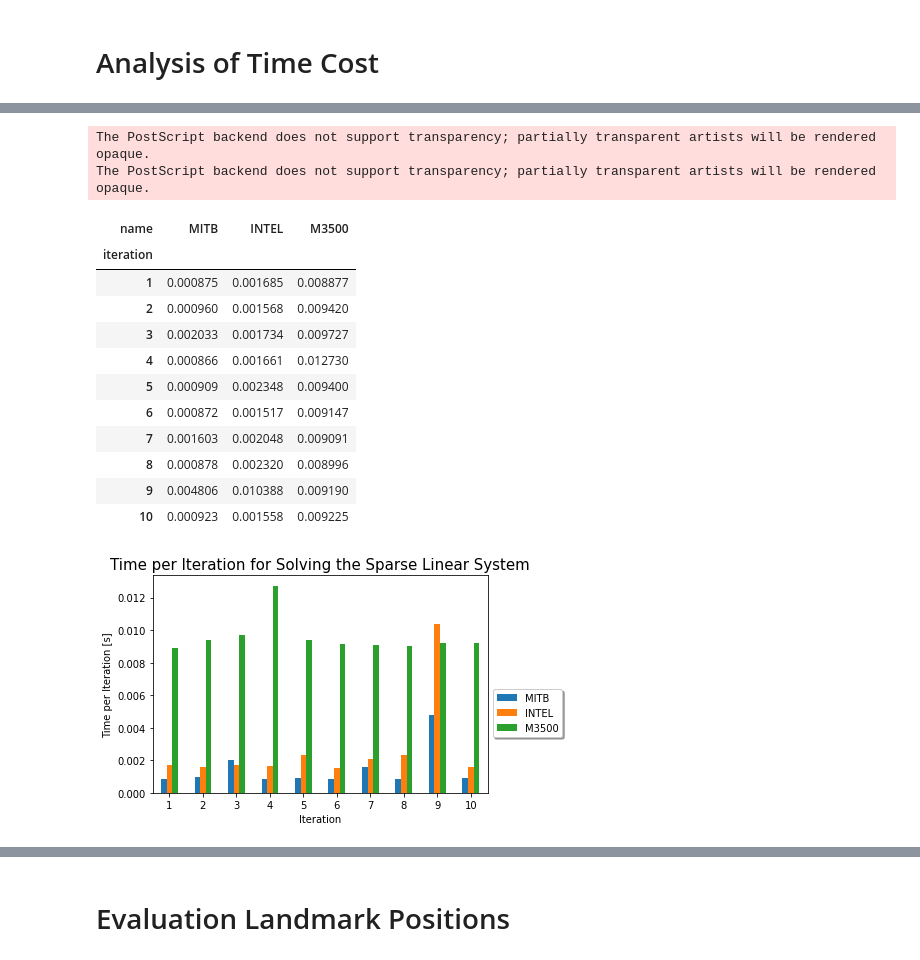
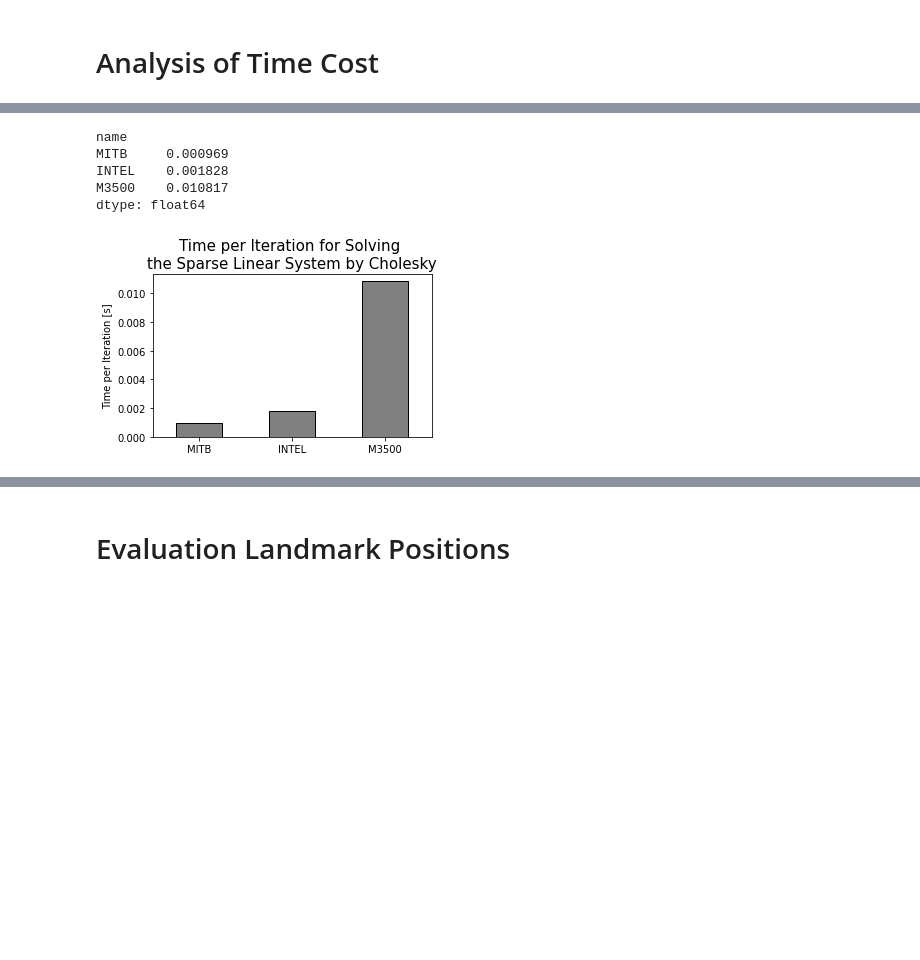
Before and after one commit to yixinglin/sobot-rimulator, a Jupyter notebook: scripts/Analysis.ipynb, the cells around one changed output, grey strips where cells are left out. Saved outputs shown, nothing was run; the diff lists cells and outputs as text; code cells hidden in the pictures; blank space fills up the shorter version.

```diff
--- a/scripts/Analysis.ipynb
+++ b/scripts/Analysis.ipynb
@@ -31,0 +12,5 @@ df.head(15)
+# %%
+solver = "Cholesky"  #  cholesky or spsolve
+df = pd.read_csv("./scripts/result/time_cost_g2o_{0}.csv".format(solver.lower()))
+df["log_global_error"] = np.log(df["global_error"])
+df.head(15)
@@ -61,29 +42,23 @@ The PostScript backend does not support transparency; partially transparent arti
 # %%
 solve_time = df.pivot(index = "iteration", columns = "name", values="solve_time_cost")
 solve_time = solve_time[solve_time.index != 0]
 solve_time = solve_time[["MITB", "INTEL", "M3500"]]
-solve_time.plot(kind = "bar", rot = 0)
-plt.xlabel("Iteration")
+solve_time = solve_time.mean()
+# colors=['black', 'dimgray','darkgray']
+solve_time.plot(kind = "bar", rot = 0, color = "gray", edgecolor="k", figsize=(5,3))
+plt.xlabel("")
 plt.ylabel("Time per Iteration [s]")
-plt.legend(loc='upper left', bbox_to_anchor=(1.0, 0.5),
-          fancybox=True, shadow=True)
-plt.title("Time per Iteration for Solving the Sparse Linear System", size = 15)
-plt.savefig('./scripts/fig/{0}.eps'.format("Time_per_Iteration_for_Solving_the_Sparse_Linear_System"), format='eps')
+#plt.legend(loc='upper left', bbox_to_anchor=(1.0, 0.5),
+#          fancybox=True, shadow=True)
+plt.title("Time per Iteration for Solving \nthe Sparse Linear System by {0}".format(solver), size = 15)
+plt.savefig('./scripts/fig/{0}.eps'.format("Time_per_Iteration_for_Solving_the_Sparse_Linear_System"),
+            format='eps', bbox_inches='tight')
 solve_time
 # %% [output]
-The PostScript backend does not support transparency; partially transparent artists will be rendered opaque.
-The PostScript backend does not support transparency; partially transparent artists will be rendered opaque.
+name
+MITB     0.000969
+INTEL    0.001828
+M3500    0.010817
+dtype: float64
-| name | MITB | INTEL | M3500 |
-| iteration |  |  |  |
-| 1 | 0.000875 | 0.001685 | 0.008877 |
-| 2 | 0.000960 | 0.001568 | 0.009420 |
-| 3 | 0.002033 | 0.001734 | 0.009727 |
-| 4 | 0.000866 | 0.001661 | 0.012730 |
-| 5 | 0.000909 | 0.002348 | 0.009400 |
-| 6 | 0.000872 | 0.001517 | 0.009147 |
-| 7 | 0.001603 | 0.002048 | 0.009091 |
-| 8 | 0.000878 | 0.002320 | 0.008996 |
-| 9 | 0.004806 | 0.010388 | 0.009190 |
-| 10 | 0.000923 | 0.001558 | 0.009225 |
-[figure, old version]
+[figure, new version]
 # %%
```
Also changed, not shown: parts of 33 cells of this notebook, 14 other files.
